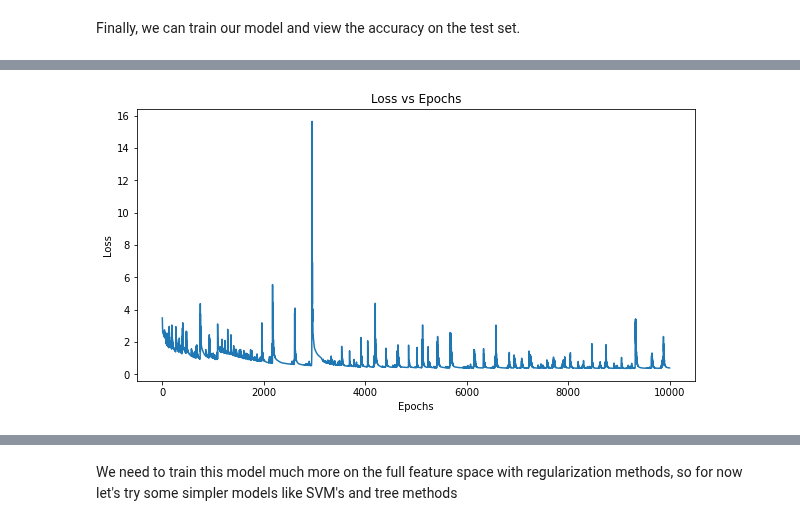
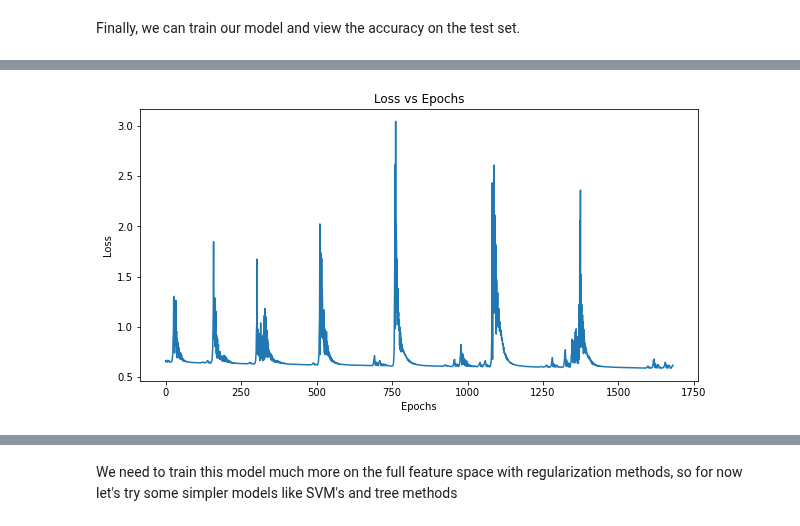
Before and after one commit to jlehrer1/comparative-organoids, a Jupyter notebook: notebooks/data_modeling_01.ipynb, the cells around one changed output, grey strips where cells are left out. Drawn from its saved outputs; the diff is of its cells as text; code cells hidden in the pictures.

```diff
--- a/notebooks/data_modeling_01.ipynb
+++ b/notebooks/data_modeling_01.ipynb
@@ -49,15 +49,9 @@ class GeneClassifier(nn.Module):
             nn.ReLU(),
             nn.Linear(in_features=32, out_features=64),
             nn.ReLU(),
-            nn.Linear(in_features=64, out_features=128),
-            nn.ReLU(),
-            nn.Linear(in_features=128, out_features=64),
-            nn.ReLU(),
             nn.Linear(in_features=64, out_features=32),
             nn.ReLU(),
-            nn.Linear(in_features=32, out_features=16),
-            nn.ReLU(),
-            nn.Linear(in_features=16, out_features=primary['label'].nunique()),
+            nn.Linear(in_features=32, out_features=primary['label'].nunique()),
         )
 
     def forward(self, x):
@@ -106,8 +94,10 @@ Finally, we can train our model and view the accuracy on the test set.
 # %%
 epochs = 10000
 loss_arr = []
+stop_tol = 50
+stopping = 0
 
-for i in range(1, epochs):
+for i in range(epochs):
     y_hat = model.forward(X_train)
     loss = criterion(y_hat, y_train)
     loss_arr.append(loss)
@@ -115,6 +105,16 @@ for i in range(1, epochs):
     if i % 10 == 0:
         print(f'Epoch: {i} Loss: {loss}')
 
+    if i > 1:
+        if loss_arr[i].item() > loss_arr[i-1].item():
+            stopping += 1
+        else:
+            stopping = (0 if stopping == 0 else stopping - 1)
+
+    if stopping == stop_tol:
+        print(f'Reached stopping criterion at iteration {i}')
+        break
+
     optimizer.zero_grad()
     loss.backward()
     optimizer.step()
@@ -139,9 +139,9 @@ Epoch: 170 Loss: 2.4997661113739014
 KeyboardInterrupt:
 # %%
 fig = plt.figure(figsize=(10, 5))
-plt.plot(range(1, epochs), [x.item() for x in loss_arr]);
+plt.plot(range(len(loss_arr)), [x.item() for x in loss_arr]);
 plt.xlabel('Epochs');
 plt.ylabel('Loss');
 plt.title('Loss vs Epochs');
 # %% [output]
-[figure, old version]
+[figure, new version]
```
Also changed, not shown: parts of 3 cells of this notebook, 11 other files.
